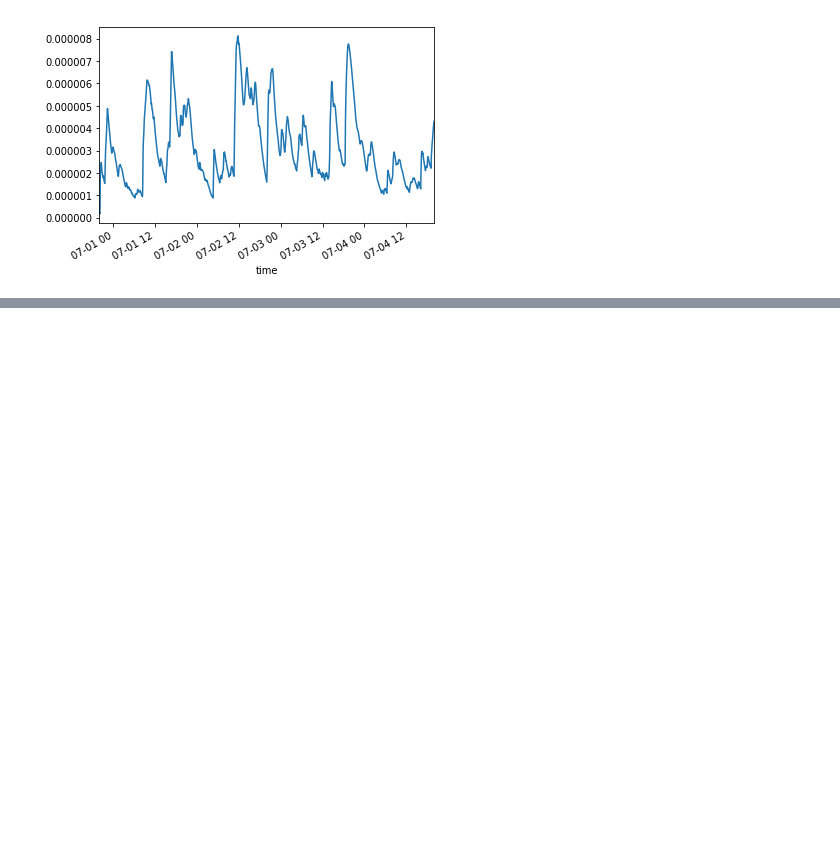
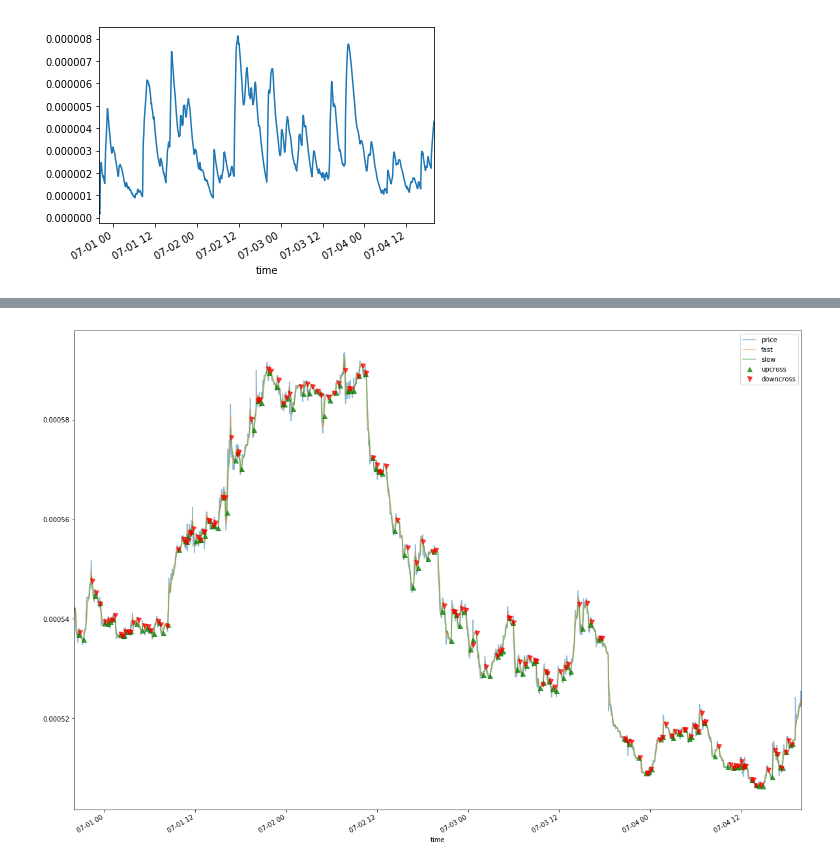
Before and after one commit to Dvisacker/backtrader, a Jupyter notebook: Labeling.ipynb, the cells around one changed output, grey strips where cells are left out. Drawn from its saved outputs; the diff is of its cells as text; code cells hidden in the pictures; blank space fills up the shorter version.

Commit message:
updated labeling research

```diff
--- a/Labeling.ipynb
+++ b/Labeling.ipynb
@@ -119,5 +253,7 @@ def apply_profit_taking_and_stop_losses(close,events):
 # %%
 horizontal_barrier_threshold = 2000 * mean_volatility
 minimum_return = 1.5 * mean_volatility
-time_events = getTEvents(close, h=horizontal_barrier_threshold)
-intervals = addVerticalBarrier(time_events, close, minutes=30)
+
+events = compute_cusum_return_events(close, h=horizontal_barrier_threshold)
+signals = pd.Series(1., index=events)
+events = add_barriers(close, events, signals, volatility, minimum_return)
@@ -189,0 +281,8 @@ Name: bin, dtype: int64
+# %%
+fast_window = 3
+slow_window = 6
+
+close_df = (pd.DataFrame()
+            .assign(price=close)
+            .assign(fast=close.ewm(fast_window).mean())
+            .assign(slow=close.ewm(slow_window).mean()))
@@ -189,0 +297,32 @@ Name: bin, dtype: int64
+# %%
+def get_up_cross(df):
+    crit1 = df.fast.shift(1) < df.slow.shift(1)
+    crit2 = df.fast > df.slow
+    return df.fast[crit1 & crit2]
+
+def get_down_cross(df):
+    crit1 = df.fast.shift(1) > df.slow.shift(1)
+    crit2 = df.fast < df.slow
+    return df.fast[crit1 & crit2]
+
+def compute_signals(close_df):
+    up = get_up_cross(close_df)
+    down = get_down_cross(close_df)
+    signals_up = pd.Series(1, index=up.index)
+    signals_down = pd.Series(-1, index=down.index)
+    signals = pd.concat([signals_up, signals_down]).sort_index()
+    return up, down, signals
+
+def plot_signals(close_df):
+    up, down, _ = compute_signals(close_df)
+    f, ax = plt.subplots(figsize=(20,15))
+    close_df.plot(ax=ax, alpha=0.5)
+    up.plot(ax=ax, ls='', marker='^', markersize=7, alpha=0.75, label='upcross', color='g')
+    down.plot(ax=ax, ls='', marker='v', markersize=7, alpha=0.75, label='downcross', color='r')
+    ax.legend()
+
+
+up, down, signals = compute_signals(close_df)
+plot_signals(close_df)
+# %% [output]
+[figure, added]
```
Also changed, not shown: parts of 18 cells of this notebook.
